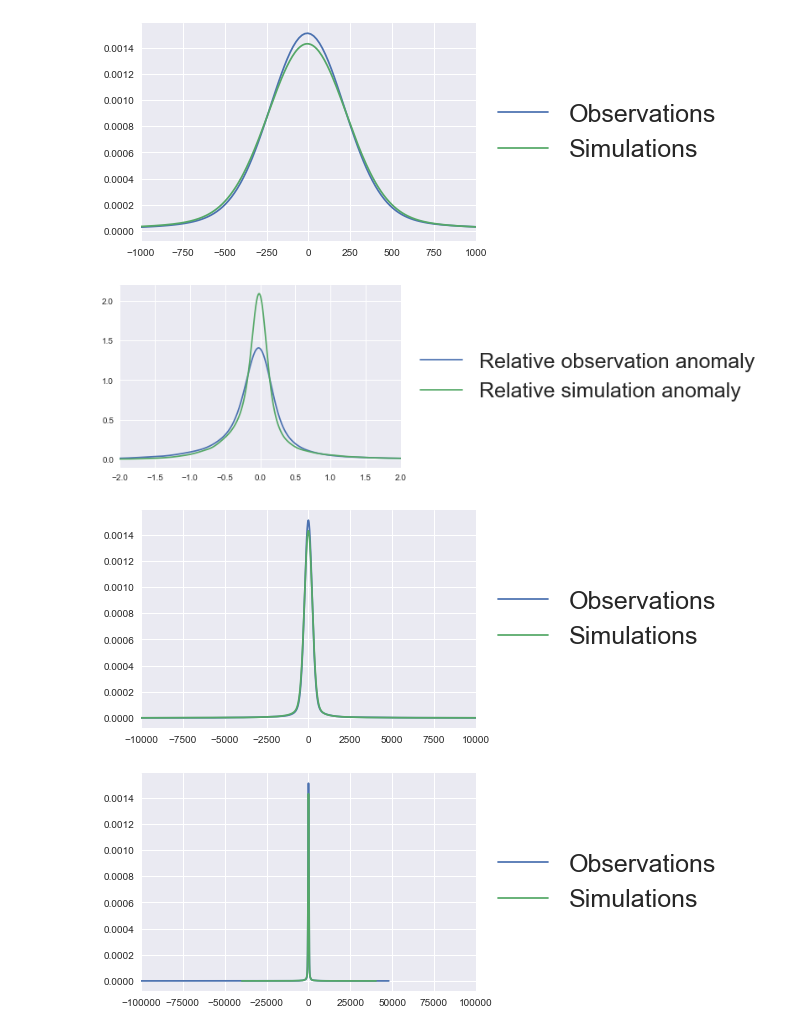
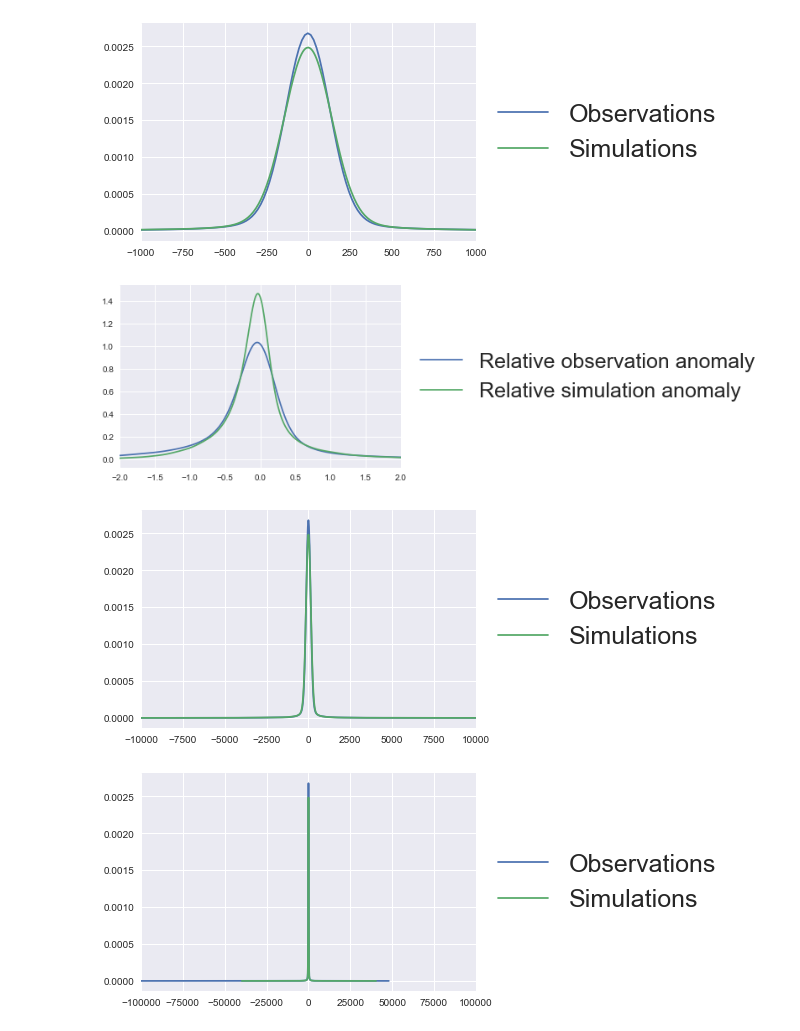
Before and after one commit to Killaars/PhD, a Jupyter notebook: ELNino/Enso discharge statistics from GRDC.ipynb, the cells around one changed output. Saved outputs shown, nothing was run; the diff lists cells and outputs as text; code cells hidden in the pictures.

```diff
--- a/ELNino/Enso discharge statistics from GRDC.ipynb
+++ b/ELNino/Enso discharge statistics from GRDC.ipynb
@@ -11,7 +11,7 @@ import seaborn as sns
 import fileinput
 %matplotlib inline
 
-data = pd.read_csv('/Users/killaars/PhD/Elnino/Discharge/summary_MSWEP.txt',sep=";",index_col='id_from_grdc')
+data = pd.read_csv('/Users/killaars/PhD/Elnino/Discharge/summary_MSWEP_all.txt',sep=";",index_col='id_from_grdc')
 
 print(sorted(data['num_of_month_pairs'].values))
 data=data[data['num_of_month_pairs']>12]
@@ -68,6 +68,7 @@ plt.title('NSE')
 #plt.savefig('/Users/killaars/PhD/Elnino/Discharge/locations_stations.png',dpi=100)
 plt.show()
 
+## STATISTICS ARE FOR WHOLE WORLD!!! SELECT DIFFERENT SUMMARY FILE FOR AMAZON STATISTICS
 #sys.exit()
 hist = data["kge_2012"].values[np.logical_not(np.isnan(data["kge_2012"].values))]
 sns.distplot( hist[(hist >= -1) & (hist < 1)], bins=20 )
@@ -358,7 +173,7 @@ obs_ano=[]
 sim_ano=[]
 obs_rel_ano=[]
 sim_rel_ano=[]
-path='/Users/killaars/PhD/Elnino/Discharge/grdc/MSWEP_AMA/'
+path='/Users/killaars/PhD/Elnino/Discharge/grdc/MSWEP_AMA_and_other/'
 for file in os.listdir(path):
     if file.endswith('.txt'):
         #print(file)
@@ -416,37 +231,37 @@ plt.show()
 
 fig, axes = plt.subplots(nrows=1, ncols=1)
 plt.plot( dist_space_rel_obs, kde_rel_obs(dist_space_rel_obs),label='Relative observation anomaly' )
 plt.plot( dist_space_rel_sim, kde_rel_sim(dist_space_rel_sim),label='Relative simulation anomaly' )
 plt.xlim(-2,2)
 lgd=plt.legend(loc='center left', bbox_to_anchor=(1, 0.5),fontsize=25)
 #title='/Users/killaars/PhD/Elnino/Discharge/grdc/MSWEP_AMA/plots/%s_%s.png' %(grdc_id,str(anomaly_correlation.iloc[2,3]))
 #plt.savefig(title,dpi=100, bbox_extra_artists=(lgd,), bbox_inches='tight')
 plt.show()
 
 fig, axes = plt.subplots(nrows=1, ncols=1)
 plt.plot( dist_space_obs, kde_obs(dist_space_obs),label='Observations' )
 plt.plot( dist_space_sim, kde_sim(dist_space_sim),label='Simulations' )
 plt.xlim(-10000,10000)
 lgd=plt.legend(loc='center left', bbox_to_anchor=(1, 0.5),fontsize=25)
 #title='/Users/killaars/PhD/Elnino/Discharge/grdc/MSWEP_AMA/plots/%s_%s.png' %(grdc_id,str(anomaly_correlation.iloc[2,3]))
 #plt.savefig(title,dpi=100, bbox_extra_artists=(lgd,), bbox_inches='tight')
 plt.show()
 
 fig, axes = plt.subplots(nrows=1, ncols=1)
 plt.plot( dist_space_obs, kde_obs(dist_space_obs),label='Observations' )
 plt.plot( dist_space_sim, kde_sim(dist_space_sim),label='Simulations' )
 plt.xlim(-100000,100000)
 lgd=plt.legend(loc='center left', bbox_to_anchor=(1, 0.5),fontsize=25)
 #title='/Users/killaars/PhD/Elnino/Discharge/grdc/MSWEP_AMA/plots/%s_%s.png' %(grdc_id,str(anomaly_correlation.iloc[2,3]))
 #plt.savefig(title,dpi=100, bbox_extra_artists=(lgd,), bbox_inches='tight')
 plt.show()
 #print(data)
 #sys.exit()
 # %% [output]
-[figure, old version]
+[figure, new version]
-[figure, old version]
+[figure, new version]
-[figure, old version]
+[figure, new version]
-[figure, old version]
+[figure, new version]
 # %%
 print(np.std(obs_ano))
 print(np.std(sim_ano))
```
Also changed, not shown: parts of 13 cells of this notebook, 8 other files.
